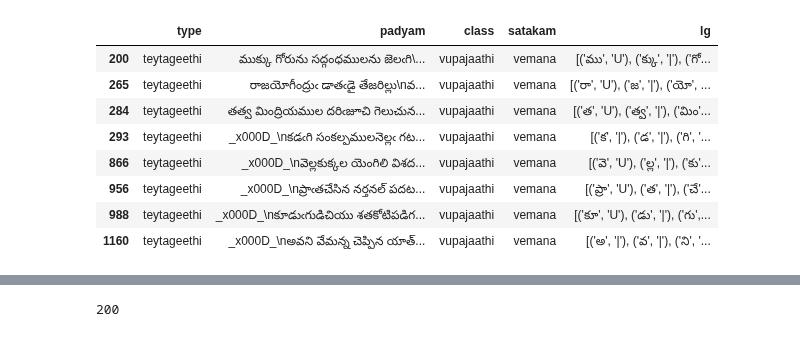
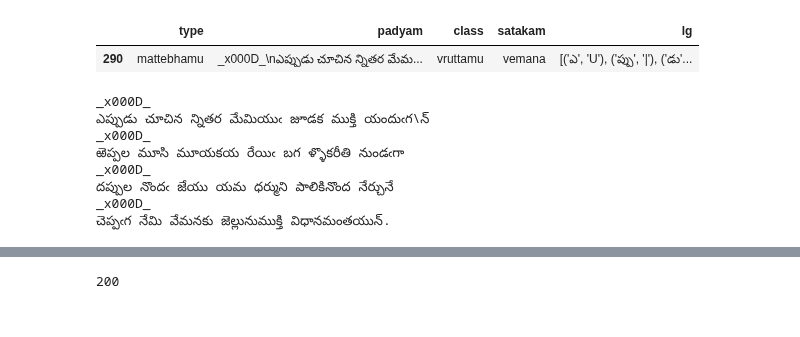
Before and after one commit to BodduSriPavan-111/chandassu, a Jupyter notebook: examples/example.ipynb, the cells around one changed output, grey strips where cells are left out. Drawn from its saved outputs; the diff is of its cells as text; code cells hidden in the pictures.

```diff
--- a/examples/example.ipynb
+++ b/examples/example.ipynb
@@ -45,14 +46,7 @@ config
 # %%
 df= pd.read_excel( 'c:\\Users\\bsnra\\Desktop\\chandassu\\dataset\\lg\\vemana.xlsx' )
-df= df[ df["type"]=="teytageethi"]
+df= df[ df["type"]=="mattebhamu"]
 df
 # %% [output]
 |  | type | padyam | class | satakam | lg |
-| 200 | teytageethi | ముక్కు గోరును సద్గంధములను జెలఁగి\... | vupajaathi | vemana | [('ము', 'U'), ('క్కు', '|'), ('గో... |
-| 265 | teytageethi | రాజయోగీంద్రుఁ డాతఁడై తేజరిల్లు\nవ... | vupajaathi | vemana | [('రా', 'U'), ('జ', '|'), ('యో', ... |
-| 284 | teytageethi | తత్వ మింద్రియముల దరిఁజూచి గెలుచున... | vupajaathi | vemana | [('త', 'U'), ('త్వ', '|'), ('మిం'... |
-| 293 | teytageethi | _x000D_\nకడఁగి సంకల్పములనెల్లఁ గట... | vupajaathi | vemana | [('క', '|'), ('డ', '|'), ('గి', '... |
-| 866 | teytageethi | _x000D_\nవెల్లకుక్కల యెంగిలి విశద... | vupajaathi | vemana | [('వె', 'U'), ('ల్ల', '|'), ('కు'... |
-| 956 | teytageethi | _x000D_\nప్రాఁతచేసిన నర్తనల్‌ పదట... | vupajaathi | vemana | [('ప్రా', 'U'), ('త', '|'), ('చే'... |
-| 988 | teytageethi | _x000D_\nకూడుఁగుడిచియు శతకోటిపడిగ... | vupajaathi | vemana | [('కూ', 'U'), ('డు', '|'), ('గు',... |
-| 1160 | teytageethi | _x000D_\nఅవని వేమన్న చెప్పిన యాత్... | vupajaathi | vemana | [('అ', '|'), ('వ', '|'), ('ని', '... |
+| 290 | mattebhamu | _x000D_\nఎప్పుడు చూచిన న్నితర మేమ... | vruttamu | vemana | [('ఎ', 'U'), ('ప్పు', '|'), ('డు'... |
@@ -58,0 +55,11 @@ df
+# %%
+print(df.loc[290]["padyam"] )
+# %% [output]
+_x000D_
+ఎప్పుడు చూచిన న్నితర మేమియుఁ జూడక ముక్తి యందుఁగ\న్‌
+_x000D_
+ఱెప్పల మూసి మూయకయ రేయిఁ బగ ళ్ళొకరీతి నుండఁగా
+_x000D_
+దప్పుల నొందఁ జేయు యమ ధర్ముని పాలికినొంద నేర్చునే
+_x000D_
+చెప్పఁగ నేమి వేమనకు జెల్లునుముక్తి విధానమంతయున్‌.
```
Also changed, not shown: parts of 30 cells of this notebook, 4 other files.
